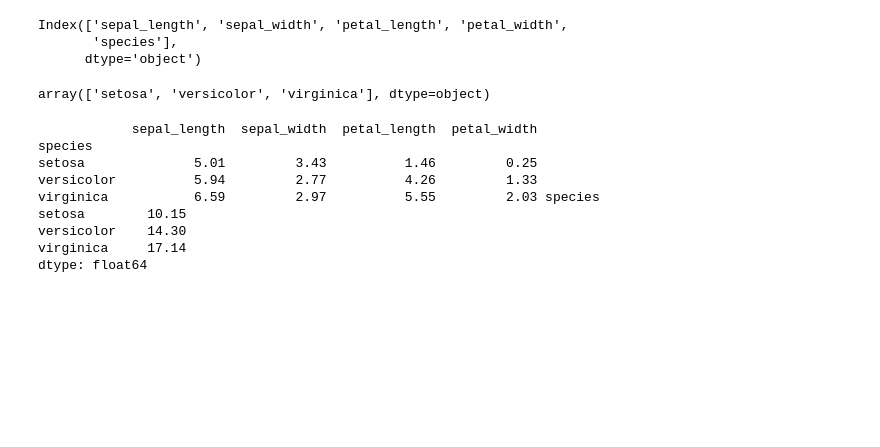
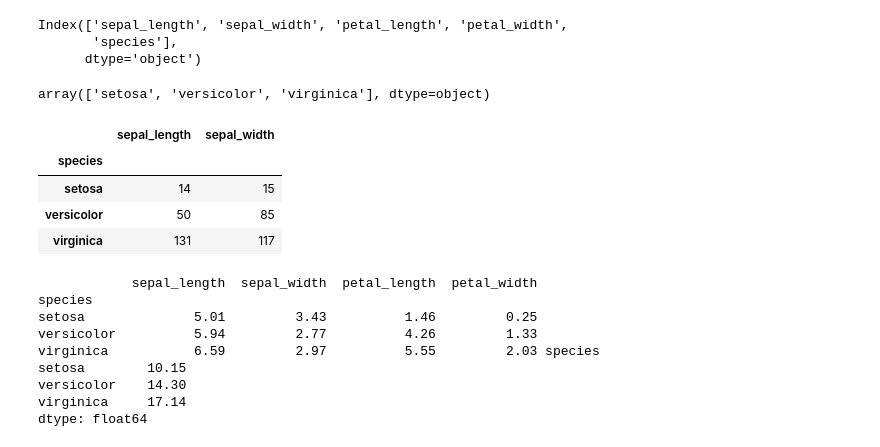
Before and after one commit to utkuseyithanoglu/utkuvisualization-exercises-with-matplot-and-seaborn, a Jupyter notebook: notebook/trying_some_work.ipynb, the cells around one changed output. Drawn from its saved outputs; the diff is of its cells as text; code cells hidden in the pictures; blank space fills up the shorter version.

```diff
--- a/notebook/trying_some_work.ipynb
+++ b/notebook/trying_some_work.ipynb
@@ -65,5 +65,13 @@ Index(['sepal_length', 'sepal_width', 'petal_length', 'petal_width',
 df_iris['species'].unique()
 # %% [output]
 array(['setosa', 'versicolor', 'virginica'], dtype=object)
+# %%
+q=df_iris.groupby('species')[['sepal_length','sepal_width']]
+# %% [output]
+|  | sepal_length | sepal_width |
+| species |  |  |
+| setosa | 14 | 15 |
+| versicolor | 50 | 85 |
+| virginica | 131 | 117 |
 # %%
 a=df_iris.groupby('species')[['sepal_length','sepal_width', 'petal_length', 'petal_width']].mean().round(2)#.sum(axis=1)
```
Also changed, not shown: parts of 3 cells of this notebook.
